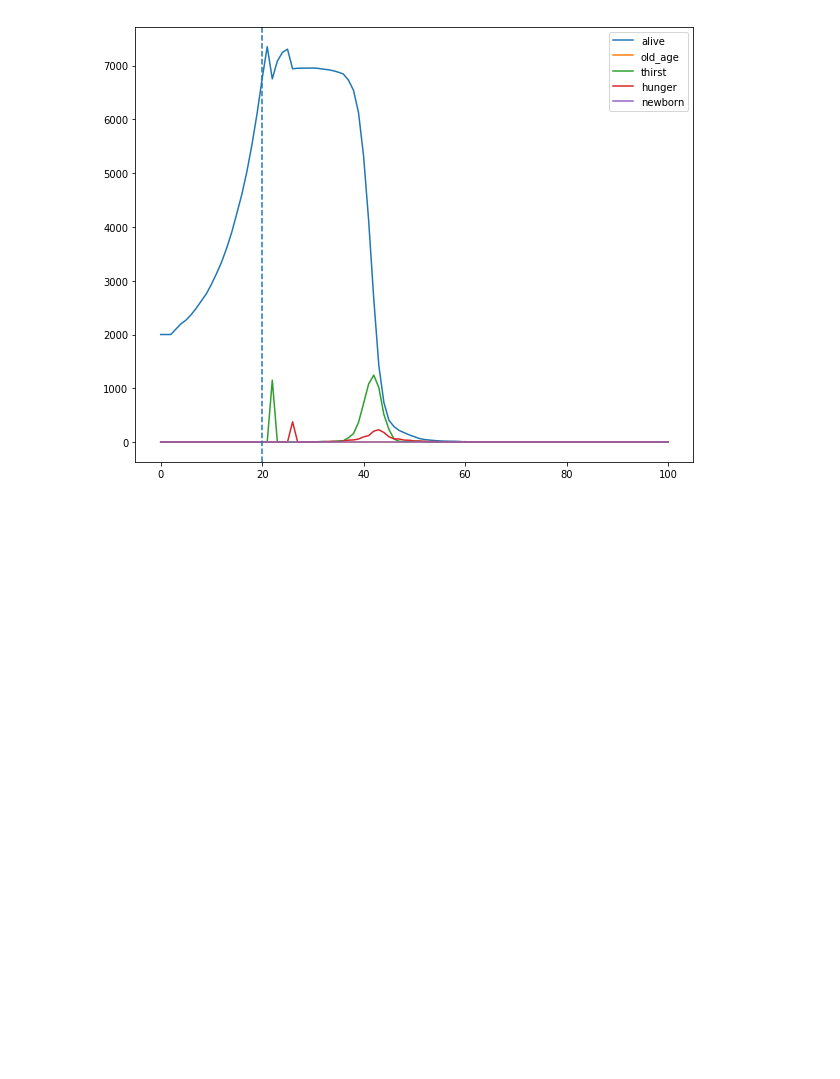
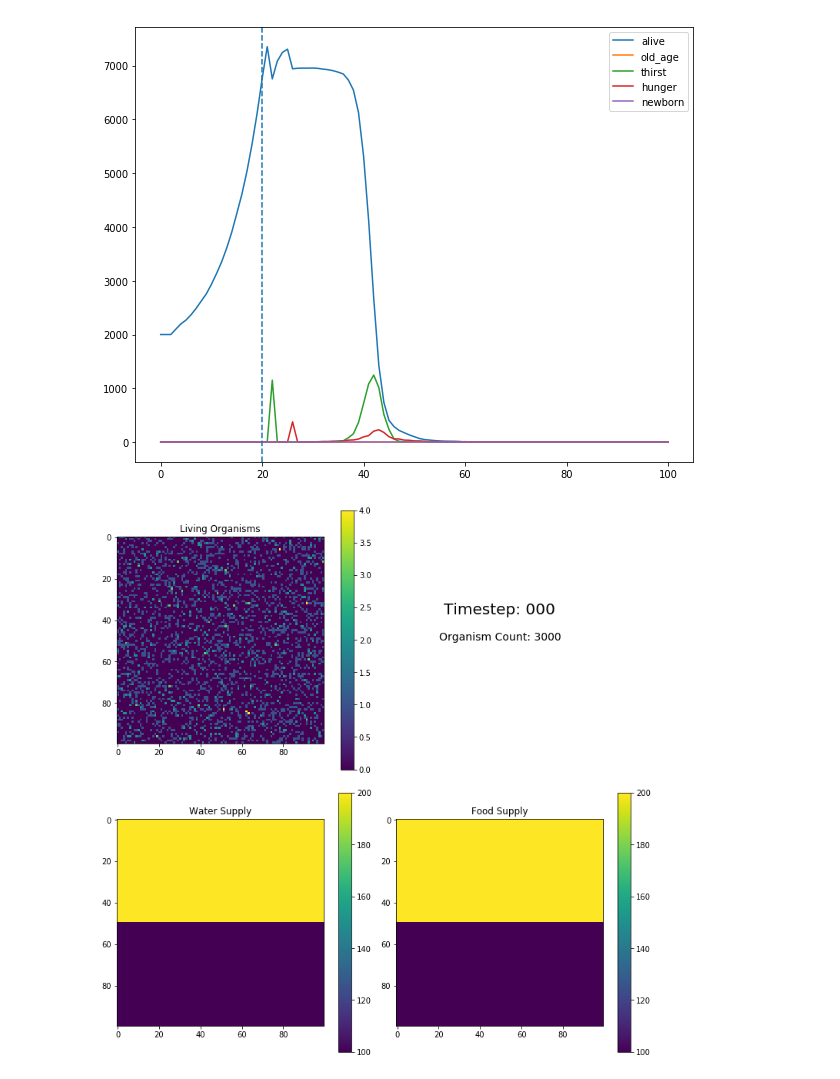
Before and after one commit to bbrzycki/flowerpot, a Jupyter notebook: jupyter-notebooks/Visualize_2D.ipynb, the cells around one changed output. Drawn from its saved outputs; the diff is of its cells as text; code cells hidden in the pictures; blank space fills up the shorter version.

```diff
--- a/jupyter-notebooks/Visualize_2D.ipynb
+++ b/jupyter-notebooks/Visualize_2D.ipynb
@@ -249,3 +251,79 @@ for field in world_fields:
         plt.savefig('images/image_2d_%s_%03d.png' % (field, i))
 # %% [output]
 [figure]
+# %%
+# Try GridSpec
+import matplotlib
+import matplotlib.pyplot as plt
+import matplotlib.gridspec as gridspec
+
+time = 100
+
+organism_path = '/Users/bryanbrzycki/Documents/Personal/Evolution-Code/Code/blossom/scripts/2d/datasets/test_general_2d/organisms_ds0000.txt'
+world_path = '/Users/bryanbrzycki/Documents/Personal/Evolution-Code/Code/blossom/scripts/2d/datasets/test_general_2d/world_ds0000.txt'
+
+total = 0
+
+fig = plt.figure(constrained_layout=True, figsize=(10,10))
+gs = gridspec.GridSpec(ncols=4, nrows=4, figure=fig)
+
+ax0 = fig.add_subplot(gs[0:2, 0:2])
+plt.sca(ax0)
+with open(organism_path, 'r') as f:
+    organism_list = json.load(f)
+with open(world_path, 'r') as f:
+    world = json.load(f)
+
+world_size = world['world_size']
+plot = [[0 for x in range(world_size[1])] for x in range(world_size[0])]
+
+for organism in organism_list:
+    if organism['alive']:
+        plot[organism['position'][0]][organism['position'][1]] += 1
+        total += 1
+
+plt.imshow(plot)
+plt.title('Living Organisms')
+# plt.clim(0,10)
+plt.colorbar()
+
+ax1 = fig.add_subplot(gs[2:4, 0:2])
+plt.sca(ax1)
+with open(world_path, 'r') as f:
+    world = json.load(f)
+
+plot = world['water']
+
+plt.imshow(plot)
+plt.title('Water Supply')
+# plt.clim(0,10)
+plt.colorbar()
+
+ax2 = fig.add_subplot(gs[2:4, 2:4])
+plt.sca(ax2)
+with open(world_path, 'r') as f:
+    world = json.load(f)
+
+plot = world['food']
+
+plt.imshow(plot)
+plt.title('Food Supply')
+# plt.clim(0,10)
+plt.colorbar()
+
+
+ax = fig.add_subplot(gs[0:2, 2:4], frameon=False)
+plt.sca(ax)
+ax.annotate('Timestep: %03d' % 0, xy=(0.5, 0.5),
+            xytext=(0.5, 0.6), textcoords='axes fraction',
+            fontsize=20, horizontalalignment='center')
+ax.annotate('Organism Count: %04d' % total, xy=(0.5, 0.5),
+            xytext=(0.5, 0.5), textcoords='axes fraction',
+            fontsize=14, horizontalalignment='center')
+
+plt.tick_params(labelcolor='none', top=False, bottom=False, left=False, right=False)
+plt.grid(False)
+
+plt.show()
+# %% [output]
+[figure, added]
```
Also changed, not shown: parts of 4 cells of this notebook, 3 other files.
